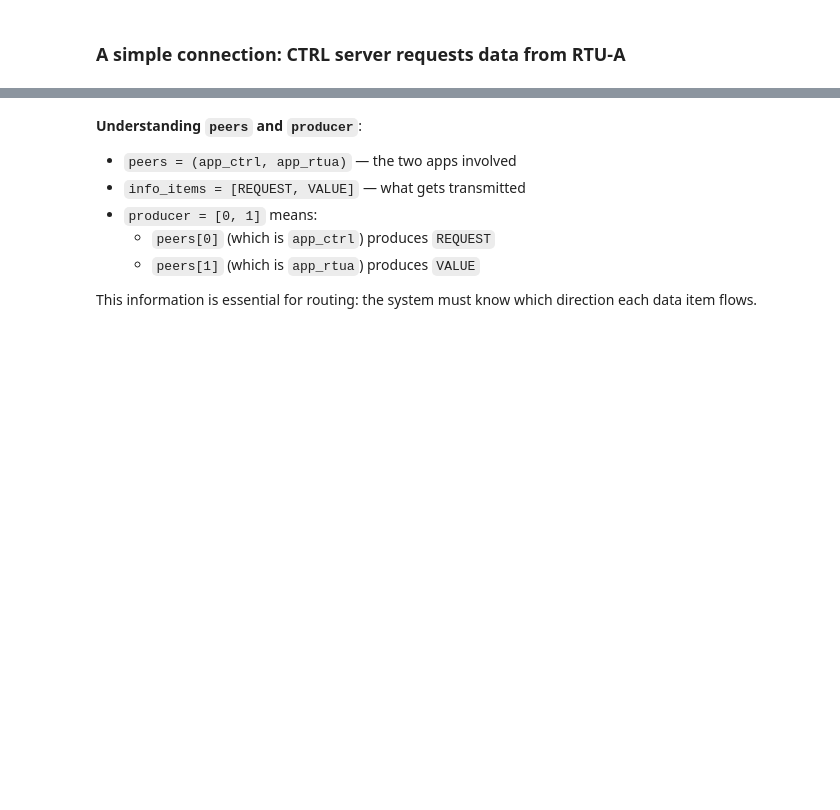
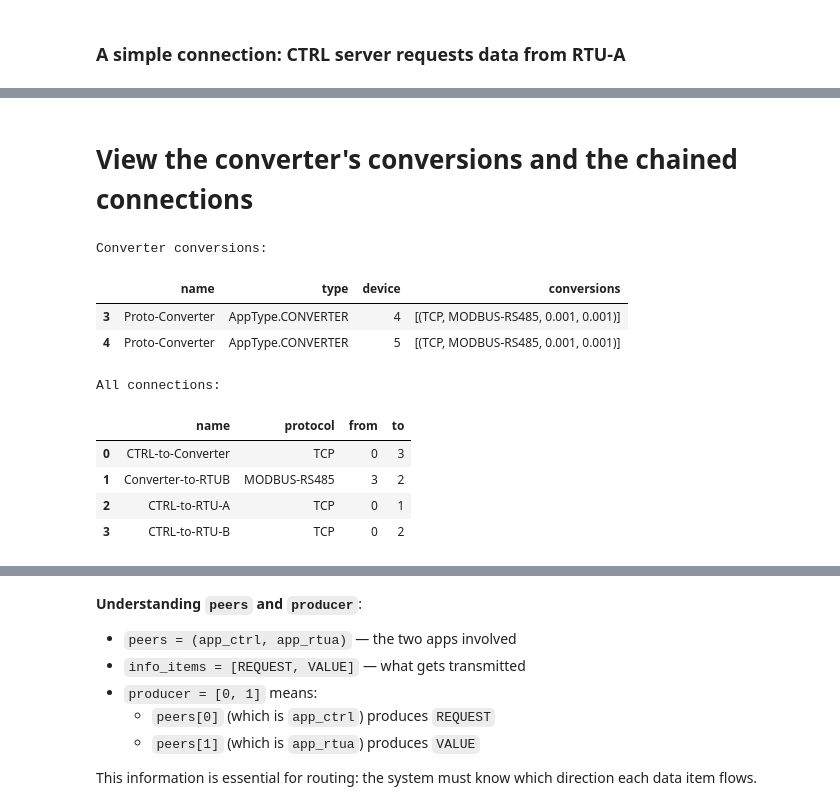
Before and after one commit to e2nIEE/pandaict, a Jupyter notebook: doc/jupyter/pandaict/howto/03_logical_layer.ipynb, the cells around one changed output, grey strips where cells are left out. Drawn from its saved outputs; the diff is of its cells as text; code cells hidden in the pictures; blank space fills up the shorter version.

```diff
--- a/doc/jupyter/pandaict/howto/03_logical_layer.ipynb
+++ b/doc/jupyter/pandaict/howto/03_logical_layer.ipynb
@@ -97,0 +129,19 @@ Connection created: ('conn', np.int64(0))
+# %% [markdown]
+# View the converter's conversions and the chained connections
+# %%
+print("Converter conversions:")
+display(net.app[net.app['type'] == AppType.CONVERTER][['name', 'type', 'device', 'conversions']])
+
+print("\nAll connections:")
+display(net.conn[['name', 'protocol', 'from', 'to']])
+# %% [output]
+Converter conversions:
+|  | name | type | device | conversions |
+| 3 | Proto-Converter | AppType.CONVERTER | 4 | [(TCP, MODBUS-RS485, 0.001, 0.001)] |
+| 4 | Proto-Converter | AppType.CONVERTER | 5 | [(TCP, MODBUS-RS485, 0.001, 0.001)] |
+All connections:
+|  | name | protocol | from | to |
+| 0 | CTRL-to-Converter | TCP | 0 | 3 |
+| 1 | Converter-to-RTUB | MODBUS-RS485 | 3 | 2 |
+| 2 | CTRL-to-RTU-A | TCP | 0 | 1 |
+| 3 | CTRL-to-RTU-B | TCP | 0 | 2 |
```
Also changed, not shown: parts of 11 cells of this notebook.
